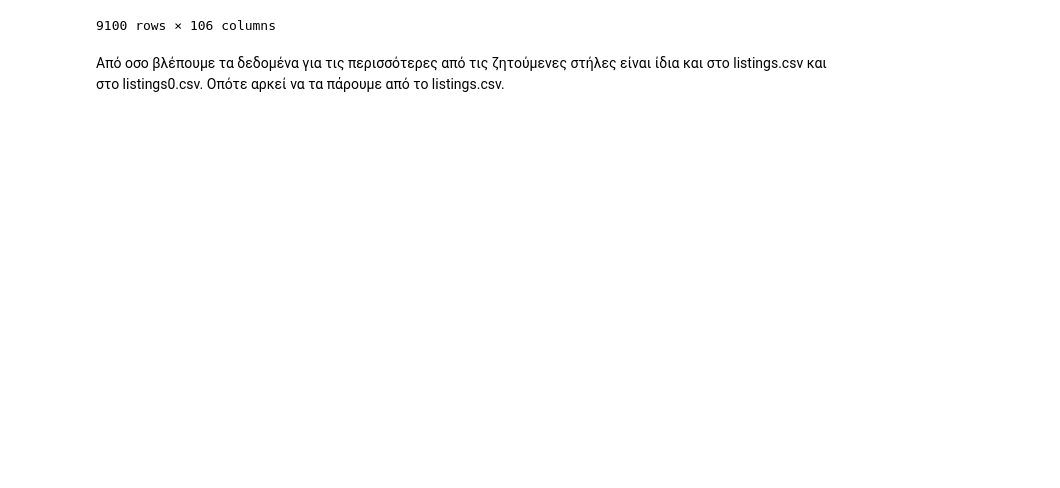
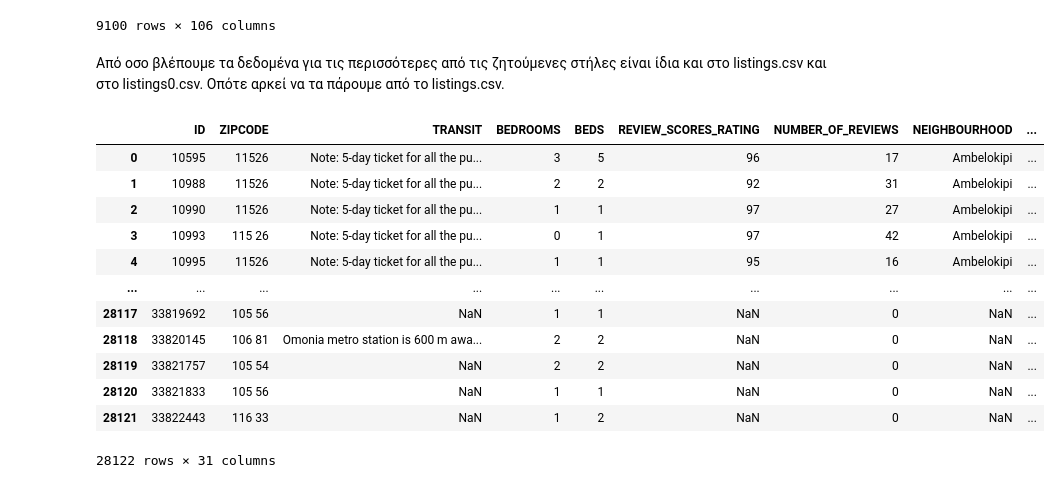
Before and after one commit to PanosEvange/DataMiningProj1_2020, a Jupyter notebook: Project1Final.ipynb, the cells around one changed output. Cells and saved outputs as stored; diff of their text form; code cells hidden in the pictures; blank space fills up the shorter version.

Commit message:
merged trainCsv is ready except log_price

```diff
--- a/Project1Final.ipynb
+++ b/Project1Final.ipynb
@@ -216,13 +216,59 @@ testDf
 Από οσο βλέπουμε τα δεδομένα για τις περισσότερες από τις ζητούμενες στήλες είναι ίδια και στο listings.csv
 και στο listings0.csv. Οπότε αρκεί να τα πάρουμε από το listings.csv.
 # %%
-
 # read listings.csv from the 3 folders
 febDf = pd.read_csv('./data/febrouary/listings.csv', dtype='unicode')
 marDf = pd.read_csv('./data/march/listings.csv', dtype='unicode')
 aprDf = pd.read_csv('./data/april/listings.csv', dtype='unicode')
 
 # add extra column for each month
 febDf['month'] = ['February' for i in range(febDf.shape[0])]
 marDf['month'] = ['March' for i in range(marDf.shape[0])]
 aprDf['month'] = ['April' for i in range(aprDf.shape[0])]
+
+monthsDfToConcat = [febDf, marDf, aprDf]
+trainCsv = pd.concat(monthsDfToConcat, ignore_index=True)
+
+# we need neighbourhood_group from listings0.csv files
+febDf = pd.read_csv('./data/febrouary/listings0.csv', dtype='unicode')
+marDf = pd.read_csv('./data/march/listings0.csv', dtype='unicode')
+aprDf = pd.read_csv('./data/april/listings0.csv', dtype='unicode')
+
+monthsDfToConcat = [febDf, marDf, aprDf]
+middleCsv = pd.concat(monthsDfToConcat, ignore_index=True)
+middleCsv = middleCsv[['id','neighbourhood_group']]
+
+# we can add the new neighbourhood_group column as we have seen that data are\
+# in the same order in both listings.csv and listings0.csv
+trainCsv['neighbourhood_group'] = middleCsv['neighbourhood_group']
+
+# let's keep only useful columns
+# make all uppercase so as not to have problem with case sensitivity
+trainCsv.columns = [x.upper() for x in trainCsv.columns]
+
+# These are the columns we want except log_price column. We have also added month column
+usefulColumns = ['id', 'zipcode', 'transit', 'Bedrooms', 'Beds', 'Review_scores_rating', 'Number_of_reviews', \
+                  'Neighbourhood', 'Neighbourhood_group', 'Name', 'Latitude', 'Longitude', 'Last_review', 'Instant_bookable', \
+                  'Host_since', 'Host_response_rate', 'Host_identity_verified', 'Host_has_profile_pic', 'First_review', \
+                  'Description', 'City', 'cancellation_policy', 'Bed_type', 'Bathrooms', 'Accommodates', 'Amenities', \
+                  'Room_type', 'Property_type', 'Availability_365', 'Minimum_nights', 'Month']
+
+usefulColumns = [x.upper() for x in usefulColumns]
+
+trainCsv = trainCsv[usefulColumns]
+
+trainCsv
+# %% [output]
+|  | ID | ZIPCODE | TRANSIT | BEDROOMS | BEDS | REVIEW_SCORES_RATING | NUMBER_OF_REVIEWS | NEIGHBOURHOOD | ... |
+| 0 | 10595 | 11526 | Note: 5-day ticket for all the pu... | 3 | 5 | 96 | 17 | Ambelokipi | ... |
+| 1 | 10988 | 11526 | Note: 5-day ticket for all the pu... | 2 | 2 | 92 | 31 | Ambelokipi | ... |
+| 2 | 10990 | 11526 | Note: 5-day ticket for all the pu... | 1 | 1 | 97 | 27 | Ambelokipi | ... |
+| 3 | 10993 | 115 26 | Note: 5-day ticket for all the pu... | 0 | 1 | 97 | 42 | Ambelokipi | ... |
+| 4 | 10995 | 11526 | Note: 5-day ticket for all the pu... | 1 | 1 | 95 | 16 | Ambelokipi | ... |
+| ... | ... | ... | ... | ... | ... | ... | ... | ... | ... |
+| 28117 | 33819692 | 105 56 | NaN | 1 | 1 | NaN | 0 | NaN | ... |
+| 28118 | 33820145 | 106 81 | Omonia metro station is 600 m awa... | 2 | 2 | NaN | 0 | NaN | ... |
+| 28119 | 33821757 | 105 54 | NaN | 2 | 2 | NaN | 0 | NaN | ... |
+| 28120 | 33821833 | 105 56 | NaN | 1 | 1 | NaN | 0 | NaN | ... |
+| 28121 | 33822443 | 116 33 | NaN | 1 | 2 | NaN | 0 | NaN | ... |
+28122 rows × 31 columns
```
Also changed, not shown: 1 other file.
